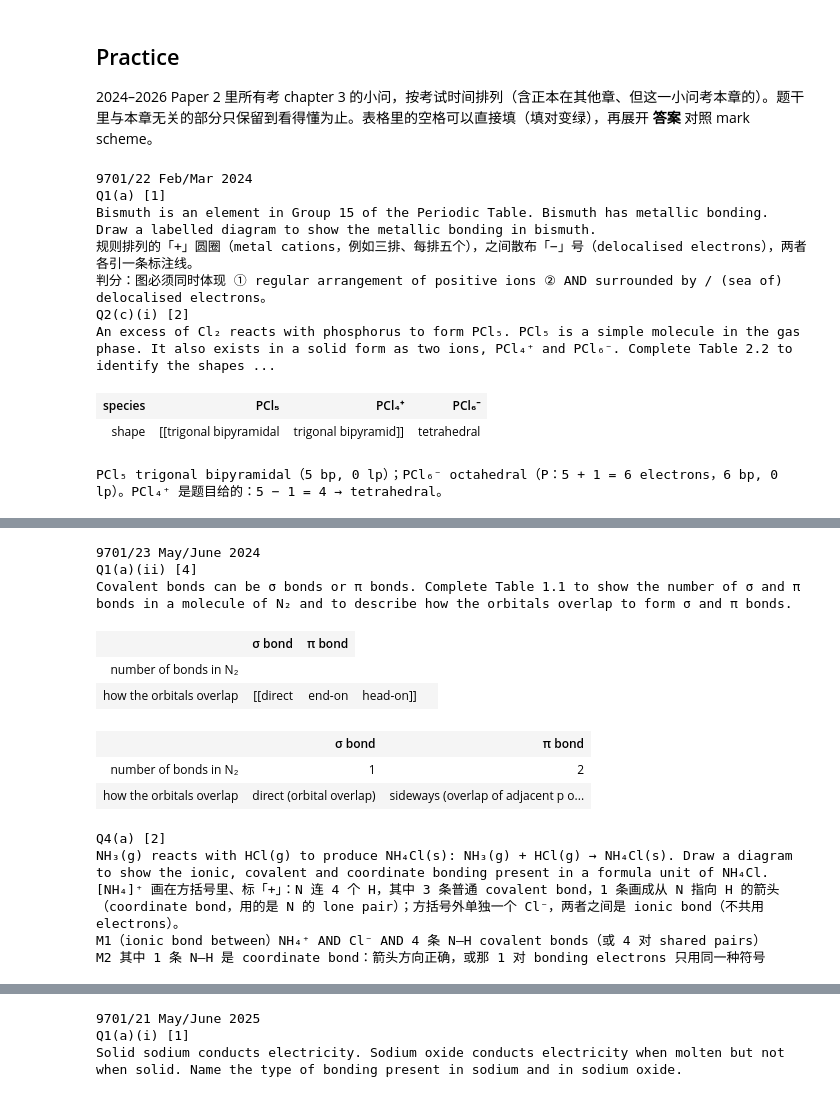
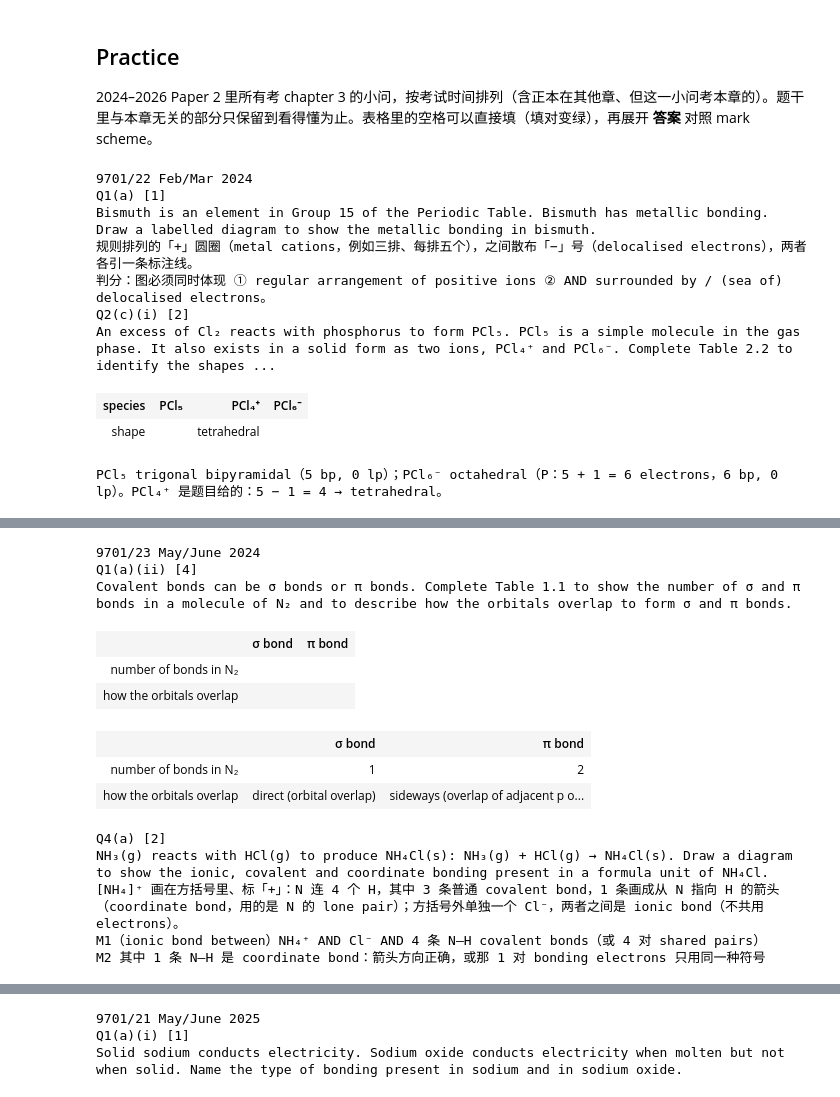
Before and after one commit to lkh081231/che_note, a Jupyter notebook: colab/ch03-chemical-bonding.ipynb, the cells around one changed output, grey strips where cells are left out. Drawn from its saved outputs; the diff is of its cells as text; code cells hidden in the pictures.

```diff
--- a/colab/ch03-chemical-bonding.ipynb
+++ b/colab/ch03-chemical-bonding.ipynb
@@ -6837,7 +13321,7 @@ display(HTML(r"""<style>/* che_note Colab kit — shared styles, inlined into ev
 </div>
 <div class="q"><h4>Q2(c)(i) <span class="mark">[2]</span></h4>
 <p>An excess of Cl₂ reacts with phosphorus to form PCl₅. PCl₅ is a simple molecule in the gas phase. It also exists in a solid form as two ions, PCl₄⁺ and PCl₆⁻. Complete Table 2.2 to identify the shapes of each of these species.</p>
-<table><tr><th>species</th><th>PCl₅</th><th>PCl₄⁺</th><th>PCl₆⁻</th></tr><tr><td>shape</td><td>[[trigonal bipyramidal</td><td>trigonal bipyramid]]</td><td>tetrahedral</td><td><input class="fill" data-ans="octahedral"></td></tr></table>
+<table><tr><th>species</th><th>PCl₅</th><th>PCl₄⁺</th><th>PCl₆⁻</th></tr><tr><td>shape</td><td><input class="fill" data-ans="trigonal bipyramidal|trigonal bipyramid"></td><td>tetrahedral</td><td><input class="fill" data-ans="octahedral"></td></tr></table>
 <button class="reveal">答案</button><div class="ans">
 <p>PCl₅ <b>trigonal bipyramidal</b>（5 bp, 0 lp）；PCl₆⁻ <b>octahedral</b>（P：5 + 1 = 6 electrons，6 bp, 0 lp）。PCl₄⁺ 是题目给的：5 − 1 = 4 → tetrahedral。</p>
 </div>
@@ -7136,34 +13620,34 @@ display(HTML(r"""<style>/* che_note Colab kit — shared styles, inlined into ev
       while ((mm = re.exec(s))) {
         var name = mm[1] + (mm[2] || mm[4]);
         occ[name] = (occ[name] || 0) + (+(mm[3] || mm[5])); eaten += mm[0].length;
       }
       if (eaten !== s.length) return null;
       return occ;
     },
     same: function (a, b) {
       if (!a || !b) return false;
       var keys = {}; Object.keys(a).concat(Object.keys(b)).forEach(function (k) { keys[k] = 1; });
       return Object.keys(keys).every(function (k) { return (a[k] || 0) === (b[k] || 0); });
     }
   };
 
   window.K = K;
 })();
 </script>
 <script>(function($root){
 
 K.init($root);
 })(document.getElementById("k-ch03-28"));</script>"""))
 # %% [output]
 9701/22 Feb/Mar 2024
 Q1(a) [1]
 Bismuth is an element in Group 15 of the Periodic Table. Bismuth has metallic bonding. Draw a labelled diagram to show the metallic bonding in bismuth.
 规则排列的「+」圆圈（metal cations，例如三排、每排五个），之间散布「−」号（delocalised electrons），两者各引一条标注线。
 判分：图必须同时体现 ① regular arrangement of positive ions ② AND surrounded by / (sea of) delocalised electrons。
 Q2(c)(i) [2]
 An excess of Cl₂ reacts with phosphorus to form PCl₅. PCl₅ is a simple molecule in the gas phase. It also exists in a solid form as two ions, PCl₄⁺ and PCl₆⁻. Complete Table 2.2 to identify the shapes ...
 | species | PCl₅ | PCl₄⁺ | PCl₆⁻ |
-| shape | [[trigonal bipyramidal | trigonal bipyramid]] | tetrahedral |  |
+| shape |  | tetrahedral |  |
 PCl₅ trigonal bipyramidal（5 bp, 0 lp）；PCl₆⁻ octahedral（P：5 + 1 = 6 electrons，6 bp, 0 lp）。PCl₄⁺ 是题目给的：5 − 1 = 4 → tetrahedral。
 # %%
 # @title 📝 9701/21 May/June 2024 { display-mode: "form" }
@@ -8141,7 +14625,7 @@ display(HTML(r"""<style>/* che_note Colab kit — shared styles, inlined into ev
 <h3>9701/23 May/June 2024</h3>
 <div class="q"><h4>Q1(a)(ii) <span class="mark">[4]</span></h4>
 <p>Covalent bonds can be σ bonds or π bonds. Complete Table 1.1 to show the number of σ and π bonds in a molecule of N₂ and to describe how the orbitals overlap to form σ and π bonds.</p>
-<table><tr><th></th><th>σ bond</th><th>π bond</th></tr><tr><td>number of bonds in N₂</td><td><input class="fill" data-ans="1"></td><td><input class="fill" data-ans="2"></td></tr><tr><td>how the orbitals overlap</td><td>[[direct</td><td>end-on</td><td>head-on]]</td><td><input class="fill" data-ans="sideways"></td></tr></table>
+<table><tr><th></th><th>σ bond</th><th>π bond</th></tr><tr><td>number of bonds in N₂</td><td><input class="fill" data-ans="1"></td><td><input class="fill" data-ans="2"></td></tr><tr><td>how the orbitals overlap</td><td><input class="fill" data-ans="direct|end-on|head-on"></td><td><input class="fill" data-ans="sideways"></td></tr></table>
 <button class="reveal">答案</button><div class="ans">
 <table><tr><th></th><th>σ bond</th><th>π bond</th></tr><tr><td>number of bonds in N₂</td><td>1</td><td>2</td></tr><tr><td>how the orbitals overlap</td><td><b>direct</b> (orbital overlap)</td><td><b>sideways</b> (overlap of adjacent p orbitals)</td></tr></table>
 </div>
@@ -8471,7 +14955,7 @@ Q1(a)(ii) [4]
 Covalent bonds can be σ bonds or π bonds. Complete Table 1.1 to show the number of σ and π bonds in a molecule of N₂ and to describe how the orbitals overlap to form σ and π bonds.
 |  | σ bond | π bond |
 | number of bonds in N₂ |  |  |
-| how the orbitals overlap | [[direct | end-on | head-on]] |  |
+| how the orbitals overlap |  |  |
 |  | σ bond | π bond |
 | number of bonds in N₂ | 1 | 2 |
 | how the orbitals overlap | direct (orbital overlap) | sideways (overlap of adjacent p o... |
```
Also changed, not shown: parts of 16 cells of this notebook, 2 other files.
